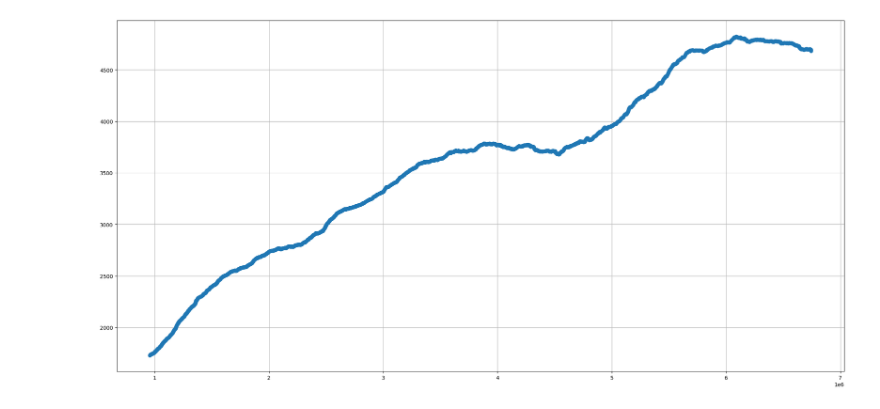
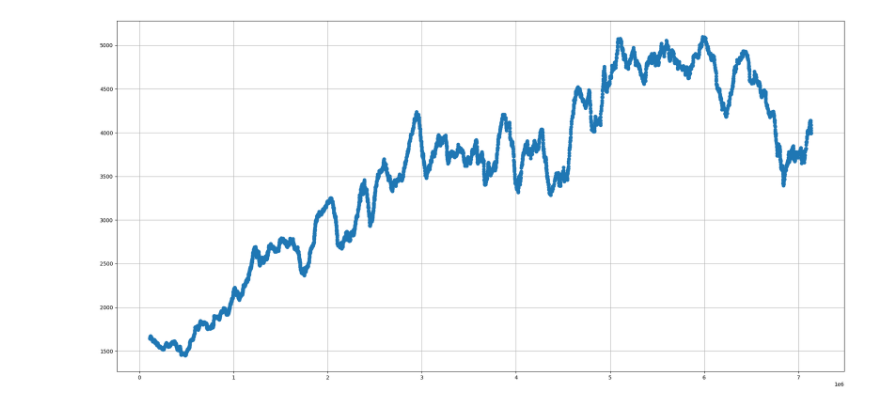
Before and after one commit to jimlin1112/DRL-Assignment-3, a Jupyter notebook: draw.ipynb, the cells around one changed output. Drawn from its saved outputs; the diff is of its cells as text; code cells hidden in the pictures.

```diff
--- a/draw.ipynb
+++ b/draw.ipynb
@@ -17,32 +17,32 @@ import re
 import matplotlib.pyplot as plt
 
 # 用於存放解析後的 steps 和 rewards
 a1 = []
 reward = []
 
 # 正則表達式：匹配 Reward 和 Step
 pattern = re.compile(r'Step\s*(\d+).*?Reward\s*([\d.]+)')
 
 # 打開並逐行讀取日誌檔
 with open('output.txt', 'r') as f:
     for line in f:
         match = pattern.search(line)
         if match:
             tmp1 = float(match.group(1))
             tmp2 = float(match.group(2))
             a1.append(tmp1)
             reward.append(tmp2)
 
 reward_avg = []
-avg_num = 1000
+avg_num = 100
 for i in range(avg_num, len(reward)):
     reward_avg.append(np.mean(reward[i-avg_num:i]))
 
 # 繪圖
 plt.figure(figsize=(20, 10))
 plt.plot(a1[avg_num:], reward_avg, marker='o', linestyle='-')
 plt.grid(True)
 plt.tight_layout()
 plt.show()
 # %% [output]
-[figure, old version]
+[figure, new version]
```
Also changed, not shown: 2 other files.
